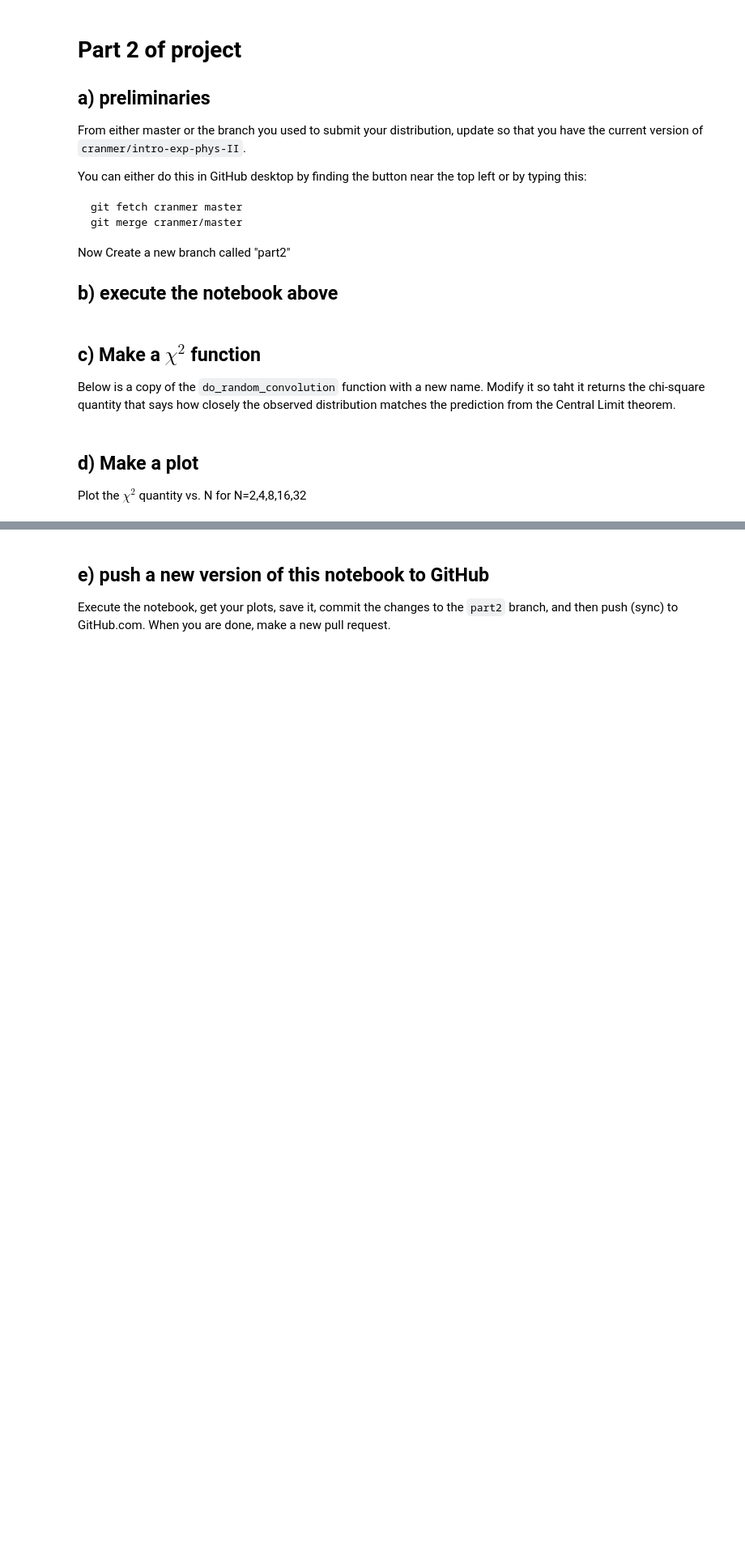
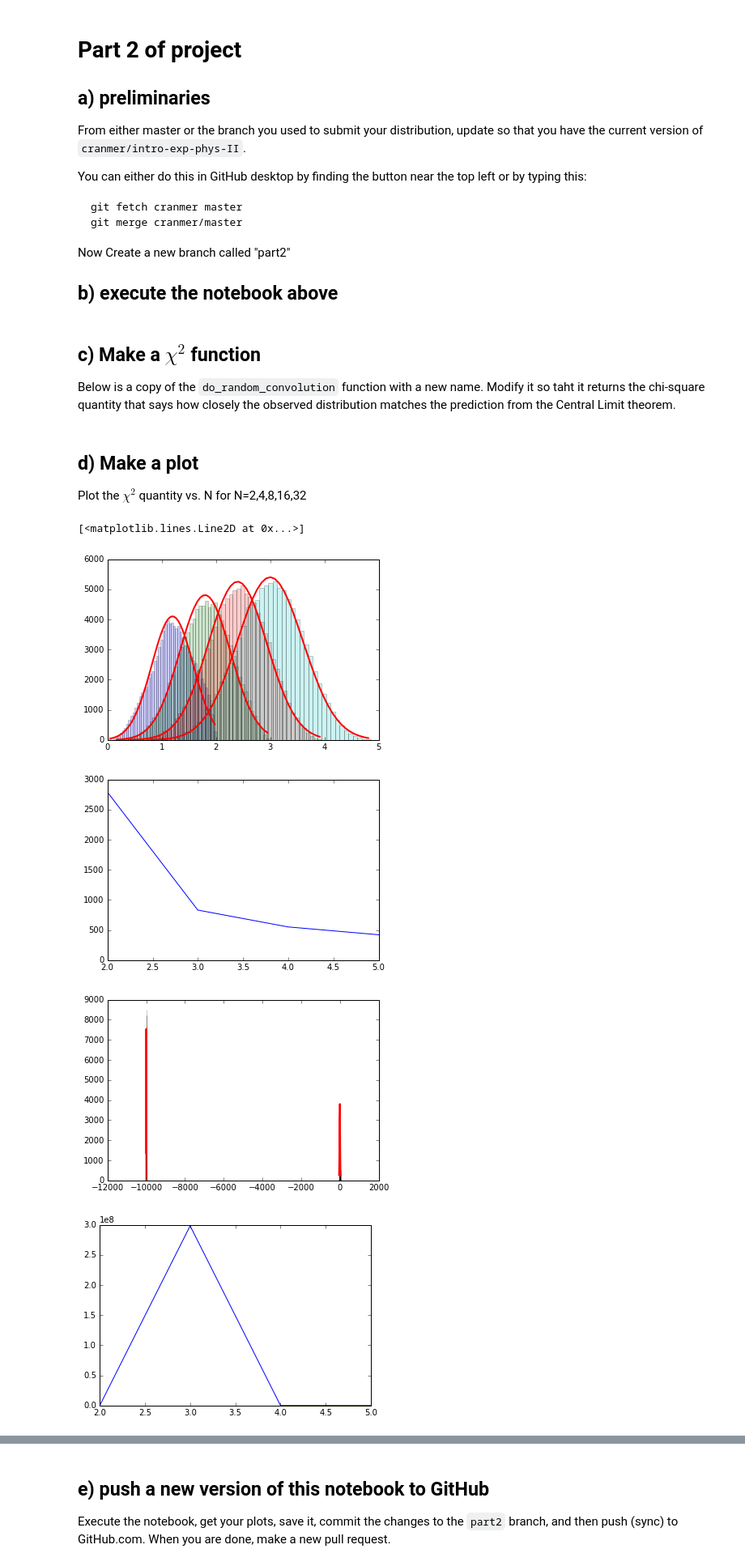
Before and after one commit to cranmer/intro-exp-phys-II, a Jupyter notebook: Central-Limit-Theorem.ipynb, the cells around one changed output, grey strips where cells are left out. Shown: that part at 81% size. Drawn from its saved outputs; the diff is of its cells as text; code cells hidden in the pictures; blank space fills up the shorter version.

```diff
--- a/Central-Limit-Theorem.ipynb
+++ b/Central-Limit-Theorem.ipynb
@@ -365,5 +386,28 @@ def do_random_convolution_with_chi2(list_of_distributions, N):
 ## d) Make a plot
 
 Plot the $\chi^2$ quantity vs. N for N=2,4,8,16,32
+# %%
+# N = np.array([2,4,6,8,12,16])
+maxc = 5
+N = np.arange(2,6)
+chis = np.zeros(N.size)
+for i in range(N.size):
+    chis[i] = do_random_convolution_with_chi2(my_dist,N[i])
+# plt.clf()
+plt.figure()
+plt.plot(N, chis)
+
+plt.figure()
+for i in range(N.size):
+    chis[i] = do_random_convolution_with_chi2(ok_distributions_list,N[i])
+# plt.clf()
+plt.figure()
+plt.plot(N, chis)
+# %% [output]
+[<matplotlib.lines.Line2D at 0x...>]
+[figure, added]
+[figure, added]
+[figure, added]
+[figure, added]
 # %%
 do_random_convolution_with_chi2(ok_distributions_list,1)
```
Also changed, not shown: parts of 20 cells of this notebook.
